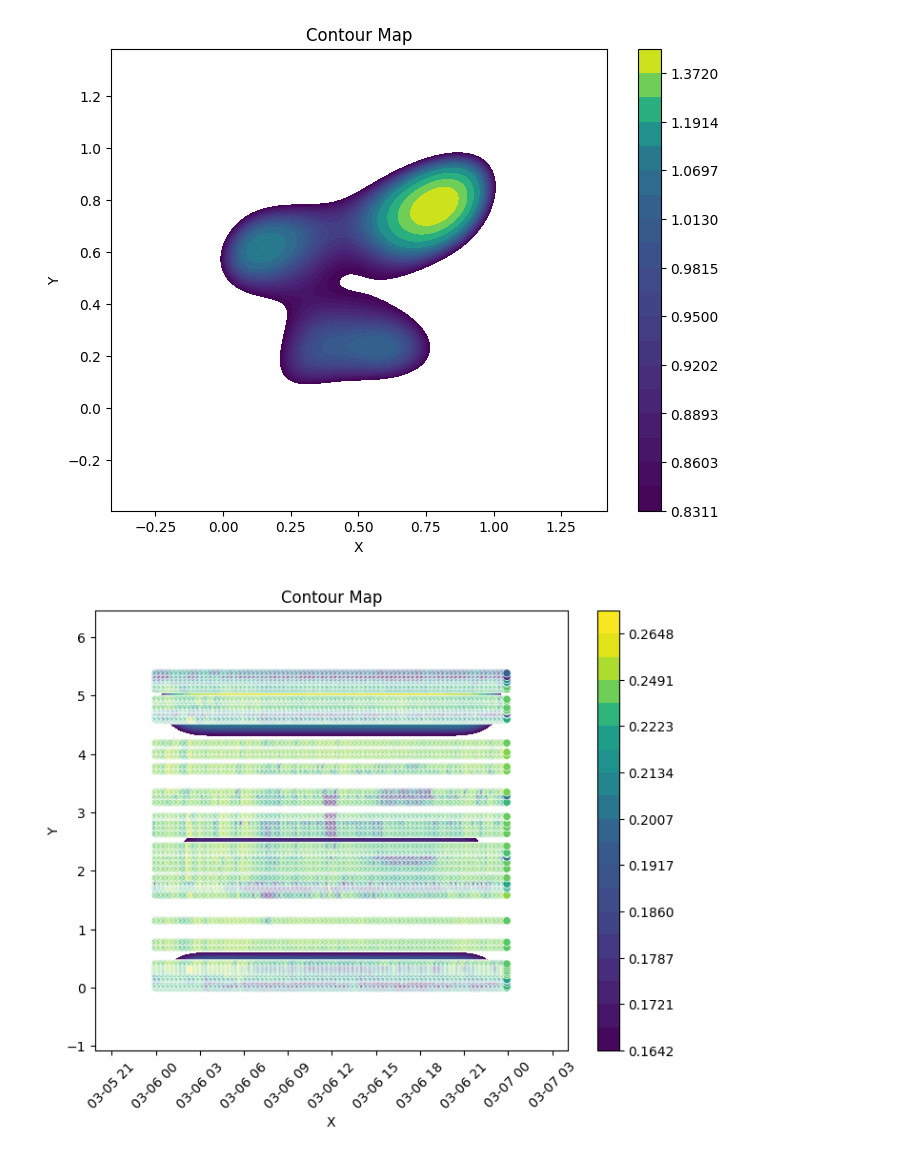
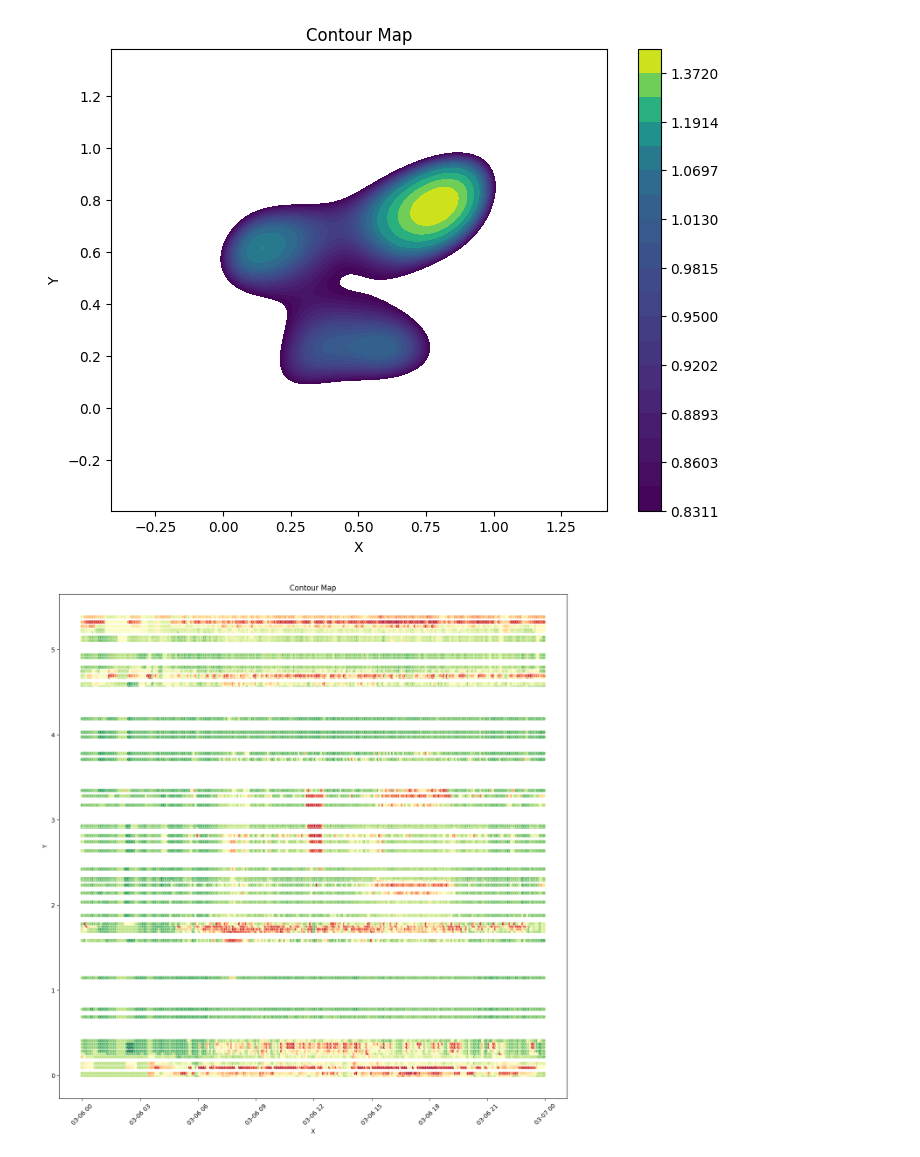
Before and after one commit to natelant/Avenue-Tools, a Jupyter notebook: TravelTimeTool/speeds_heatmap_sandbox.ipynb, the cells around one changed output. Drawn from its saved outputs; the diff is of its cells as text; code cells hidden in the pictures.

```diff
--- a/TravelTimeTool/speeds_heatmap_sandbox.ipynb
+++ b/TravelTimeTool/speeds_heatmap_sandbox.ipynb
@@ -102,27 +117,27 @@ plt.show()
 # %%
 import numpy as np
 import matplotlib.pyplot as plt
 import seaborn as sns
 import pandas as pd
 
 # Read the CSV file
 df = pd.read_csv('data/heatmap_sample/Pioneer_EB.csv')
 # Convert 'time' column to datetime format
 df['time'] = pd.to_datetime(df['time'])
 
 # Sample data - replace this with your own data
 x = df['time']
 y = df['offset_mi']
 values = df['avg_speed']
 
 # Create a contour plot
-plt.figure(figsize=(8, 6))
-sns.kdeplot(x=x, y=y, cmap="viridis", fill=True, thresh=0.5, levels=20, cbar=True)
-sns.scatterplot(x=x, y=y, hue=values, palette="viridis", legend=False)
+plt.figure(figsize=(15, 15))
+#sns.kdeplot(x=x, y=y, cmap="viridis", fill=True, thresh=0.5, levels=20, cbar=True)
+sns.scatterplot(x=x, y=y, hue=values, palette="RdYlGn", legend=False)
 plt.xlabel('X')
 plt.ylabel('Y')
 plt.title('Contour Map')
 plt.xticks(rotation=45)
 plt.show()
 # %% [output]
-[figure, old version]
+[figure, new version]
```
Also changed, not shown: parts of 4 cells of this notebook, 1 other file.
